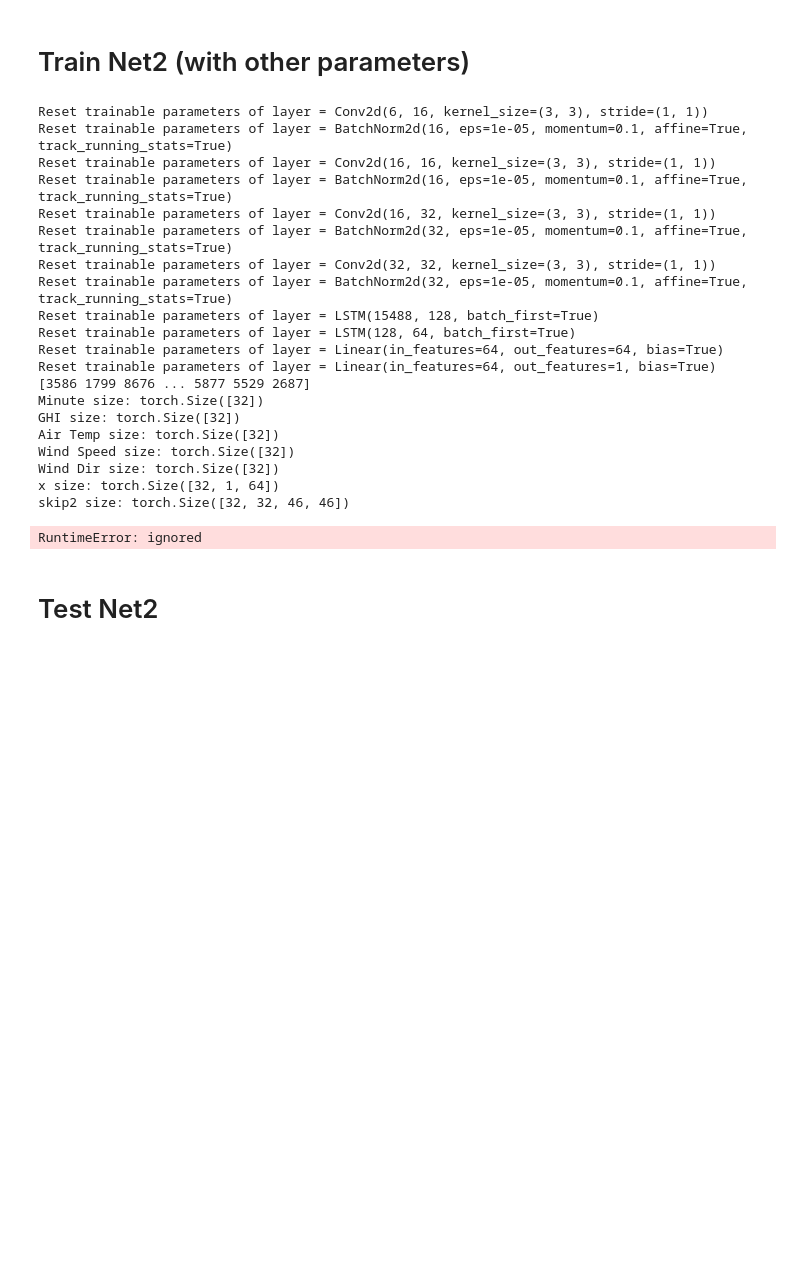
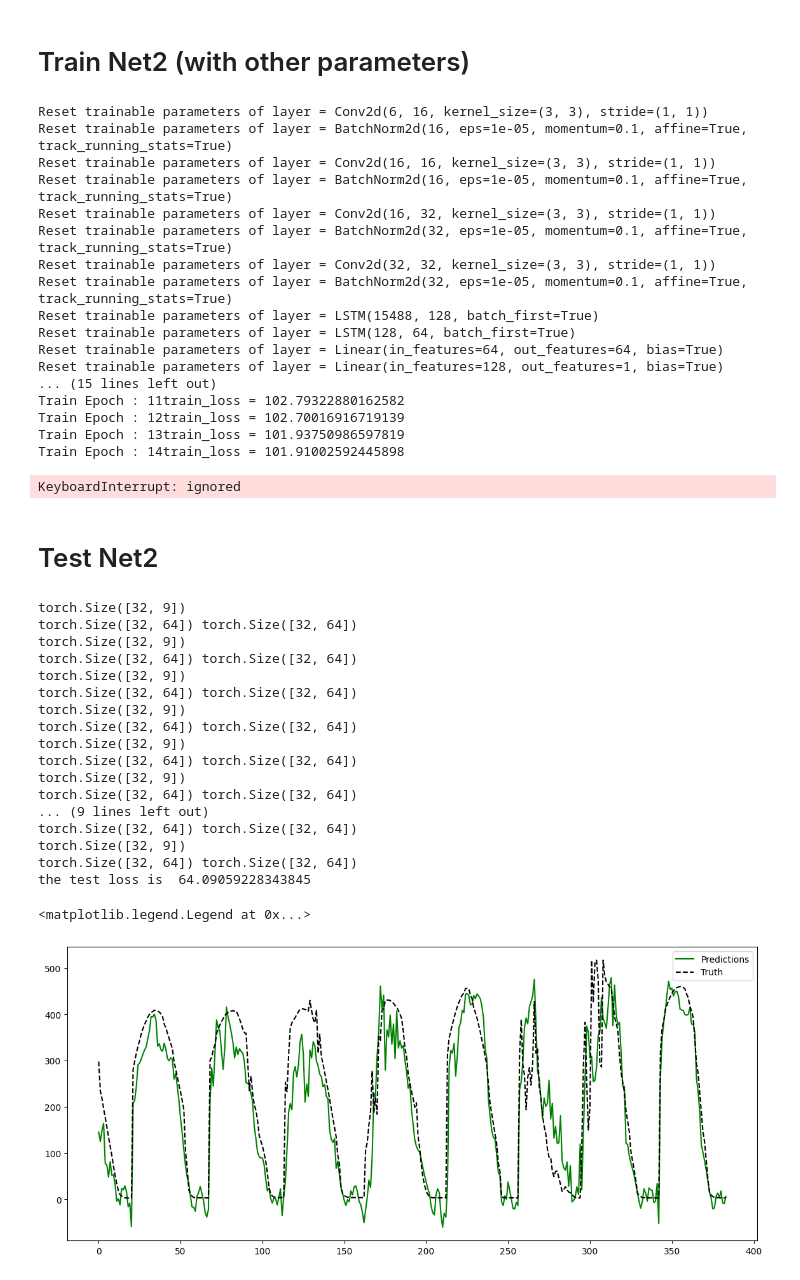
Before and after one commit to CS-433/ml-project-2-lapd, a Jupyter notebook: Project_with_pytorch_CV_with_meteo.ipynb, the cells around one changed output. Saved outputs shown, nothing was run; the diff lists cells and outputs as text; code cells hidden in the pictures; blank space fills up the shorter version.

```diff
--- a/Project_with_pytorch_CV_with_meteo.ipynb
+++ b/Project_with_pytorch_CV_with_meteo.ipynb
@@ -884,7 +915,7 @@ num_epochs = 25
 
 #define the loader
 ghi_train_shuffle = shuffle(ghi_train)
-train_loader = DataLoader(ghi_train_shuffle, batch_sampler=SequentialBatchSampler(np.arange(len(ghi_train_shuffle)), batch_size=32, dec = 32))
+train_loader = DataLoader(ghi_train_shuffle, batch_sampler=SequentialBatchSampler(np.arange(len(ghi_train_shuffle)), batch_size=8, dec = 8))
 
 # ===== Train Model =====
 train_loss_history = []
@@ -955,37 +986,55 @@ Reset trainable parameters of layer = BatchNorm2d(32, eps=1e-05, momentum=0.1, a
 Reset trainable parameters of layer = LSTM(15488, 128, batch_first=True)
 Reset trainable parameters of layer = LSTM(128, 64, batch_first=True)
 Reset trainable parameters of layer = Linear(in_features=64, out_features=64, bias=True)
-Reset trainable parameters of layer = Linear(in_features=64, out_features=1, bias=True)
-[3586 1799 8676 ... 5877 5529 2687]
-Minute size: torch.Size([32])
-GHI size: torch.Size([32])
-Air Temp size: torch.Size([32])
-Wind Speed size: torch.Size([32])
-Wind Dir size: torch.Size([32])
-x size: torch.Size([32, 1, 64])
-skip2 size: torch.Size([32, 32, 46, 46])
+Reset trainable parameters of layer = Linear(in_features=128, out_features=1, bias=True)
+... (15 lines left out)
+Train Epoch : 11train_loss = 102.79322880162582
+Train Epoch : 12train_loss = 102.70016916719139
+Train Epoch : 13train_loss = 101.93750986597819
+Train Epoch : 14train_loss = 101.91002592445898
-RuntimeError: ignored
+KeyboardInterrupt: ignored
 # %% [markdown]
 # Test Net2
 # %%
 test_loader = DataLoader(ghi_test, batch_sampler=SequentialBatchSampler(np.arange(len(ghi_test)), batch_size=32, dec = 32))
 
 pred = []
 truth = []
 test_loss = []
 model.eval()
-for image0, image1, target in test_loader:
-  image0,image1, target = image0.to(device),image1.to(device), target.to(device)
-  output = model(image0,image1)
+for image0,image1,day, month, year, hour, minute, GHI, air_temp, wind_speed, wind_dir, target in test_loader:
+  image0,image1,day, month, year, hour, minute, GHI, air_temp, wind_speed, wind_dir, target = image0.to(device),image1.to(device), day.to(device), month.to(device), year.to(device), hour.to(device), minute.to(device), GHI.to(device), air_temp.to(device), wind_speed.to(device), wind_dir.to(device), target.to(device)
+  output = model(image0,image1,day, month, year, hour, minute, GHI, air_temp, wind_speed, wind_dir)
+
   pred.extend(output.tolist())
   truth.extend(target.tolist())
   test_loss.append(criterion(output, target).item())
 
 Loss = np.mean(test_loss)
 
 print("the test loss is ",Loss)
 #### a plot to visualize our predictions vs the true vlaues
 plt.figure(figsize=(14,6))
 plt.plot(pred, 'g', label = "Predictions")
 plt.plot(truth, '--k',label = 'Truth')
 plt.legend(loc = 'best')
+# %% [output]
+torch.Size([32, 9])
+torch.Size([32, 64]) torch.Size([32, 64])
+torch.Size([32, 9])
+torch.Size([32, 64]) torch.Size([32, 64])
+torch.Size([32, 9])
+torch.Size([32, 64]) torch.Size([32, 64])
+torch.Size([32, 9])
+torch.Size([32, 64]) torch.Size([32, 64])
+torch.Size([32, 9])
+torch.Size([32, 64]) torch.Size([32, 64])
+torch.Size([32, 9])
+torch.Size([32, 64]) torch.Size([32, 64])
+... (9 lines left out)
+torch.Size([32, 64]) torch.Size([32, 64])
+torch.Size([32, 9])
+torch.Size([32, 64]) torch.Size([32, 64])
+the test loss is  64.09059228343845
+<matplotlib.legend.Legend at 0x...>
+[figure, added]
```
Also changed, not shown: parts of 6 cells of this notebook.
